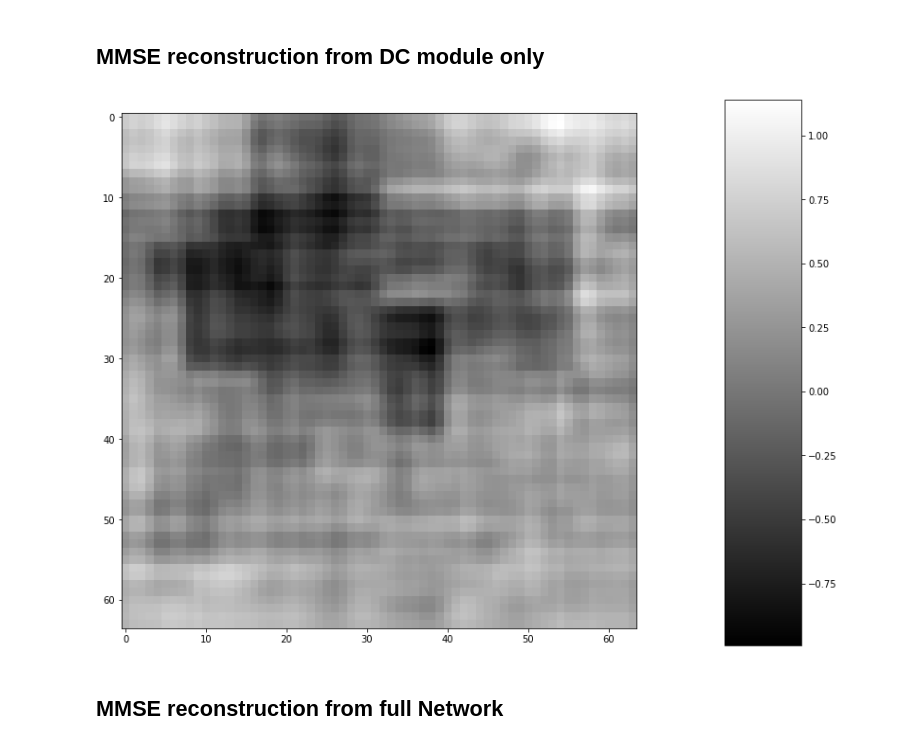
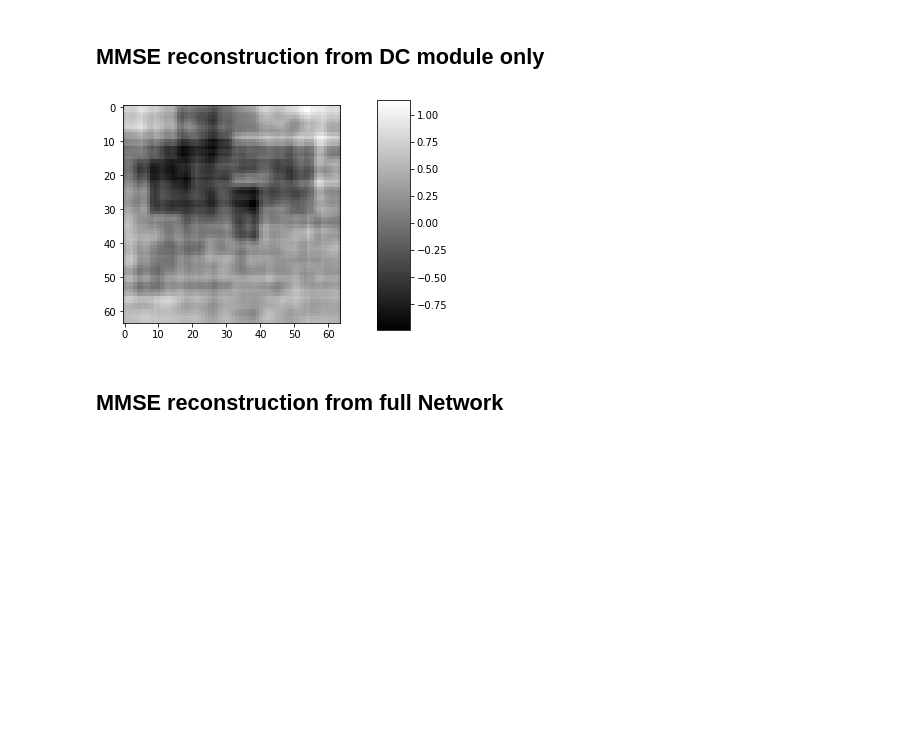
Before and after one commit to openspyrit/spyrit-examples, a Jupyter notebook: Debug_version_2/generalised_orthogonal_debug.ipynb, the cells around one changed output. Saved outputs shown, nothing was run; the diff lists cells and outputs as text; code cells hidden in the pictures; blank space fills up the shorter version.

```diff
--- a/Debug_version_2/generalised_orthogonal_debug.ipynb
+++ b/Debug_version_2/generalised_orthogonal_debug.ipynb
@@ -100,12 +100,12 @@ var = SPP.sigma(m)
 ## MMSE reconstruction from DC module only
 # %%
 x_est_P = P(y, x_0, var, FO_split)
-plt.rcParams['figure.figsize'] = [15, 10]
+plt.rcParams['figure.figsize'] = [6, 4]
 img = x_est_P[0,:]
 img = img.detach().numpy();
 imagesc(np.reshape(img,(h,w)))
 # %% [output]
-[figure, old version]
+[figure, new version]
 # %% [markdown]
 ## MMSE reconstruction from full Network
 # %%
```
Also changed, not shown: parts of 11 cells of this notebook.
